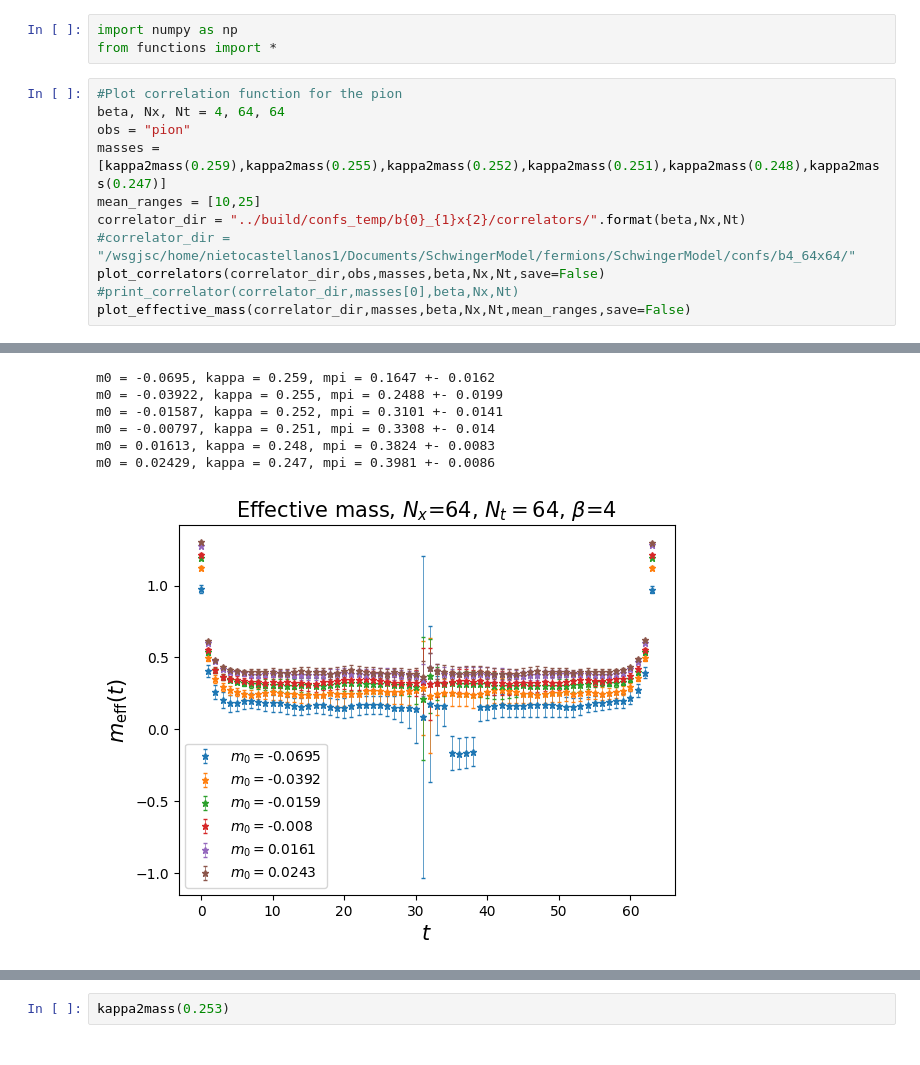
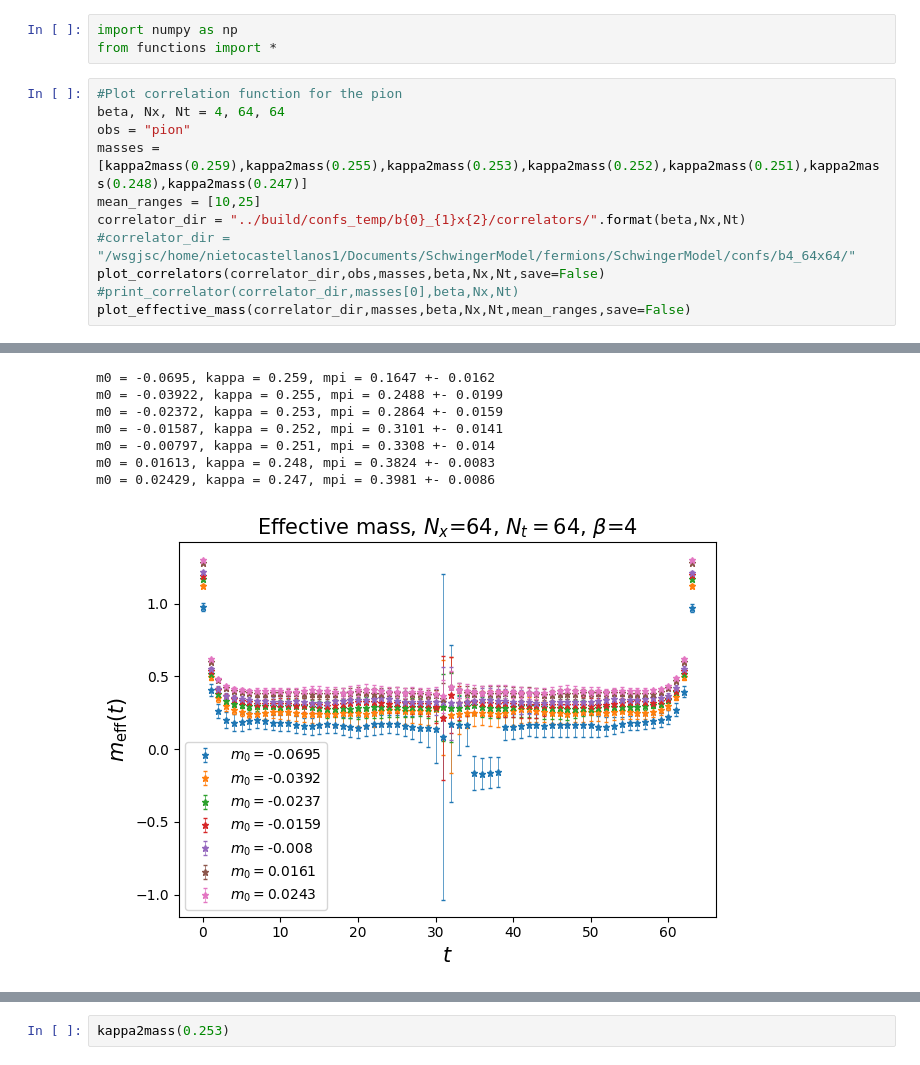
Before and after one commit to Fabian2598/SchwingerModel, a Jupyter notebook: mass_analysis/mass_analysis.ipynb, the cells around one changed output, grey strips where cells are left out. Drawn from its saved outputs; the diff is of its cells as text.

```diff
--- a/mass_analysis/mass_analysis.ipynb
+++ b/mass_analysis/mass_analysis.ipynb
@@ -13,7 +13,7 @@ from functions import *
 #Plot correlation function for the pion
 beta, Nx, Nt = 4, 64, 64
 obs = "pion"
-masses = [kappa2mass(0.259),kappa2mass(0.255),kappa2mass(0.252),kappa2mass(0.251),kappa2mass(0.248),kappa2mass(0.247)]
+masses = [kappa2mass(0.259),kappa2mass(0.255),kappa2mass(0.253),kappa2mass(0.252),kappa2mass(0.251),kappa2mass(0.248),kappa2mass(0.247)]
 mean_ranges = [10,25]
 correlator_dir = "../build/confs_temp/b{0}_{1}x{2}/correlators/".format(beta,Nx,Nt)
 #correlator_dir = "/wsgjsc/home/nietocastellanos1/Documents/SchwingerModel/fermions/SchwingerModel/confs/b4_64x64/"
@@ -25,10 +25,11 @@ plot_effective_mass(correlator_dir,masses,beta,Nx,Nt,mean_ranges,save=False)
 m0 = -0.0695, kappa = 0.259, mpi = 0.1647 +- 0.0162
 m0 = -0.03922, kappa = 0.255, mpi = 0.2488 +- 0.0199
+m0 = -0.02372, kappa = 0.253, mpi = 0.2864 +- 0.0159
 m0 = -0.01587, kappa = 0.252, mpi = 0.3101 +- 0.0141
 m0 = -0.00797, kappa = 0.251, mpi = 0.3308 +- 0.014
 m0 = 0.01613, kappa = 0.248, mpi = 0.3824 +- 0.0083
 m0 = 0.02429, kappa = 0.247, mpi = 0.3981 +- 0.0086
-[figure, old version]
+[figure, new version]
 # %%
 #Plot PCAC mass
 beta, Nx, Nt = 4, 64, 64
```
Also changed, not shown: parts of 3 cells of this notebook, 2 other files.
